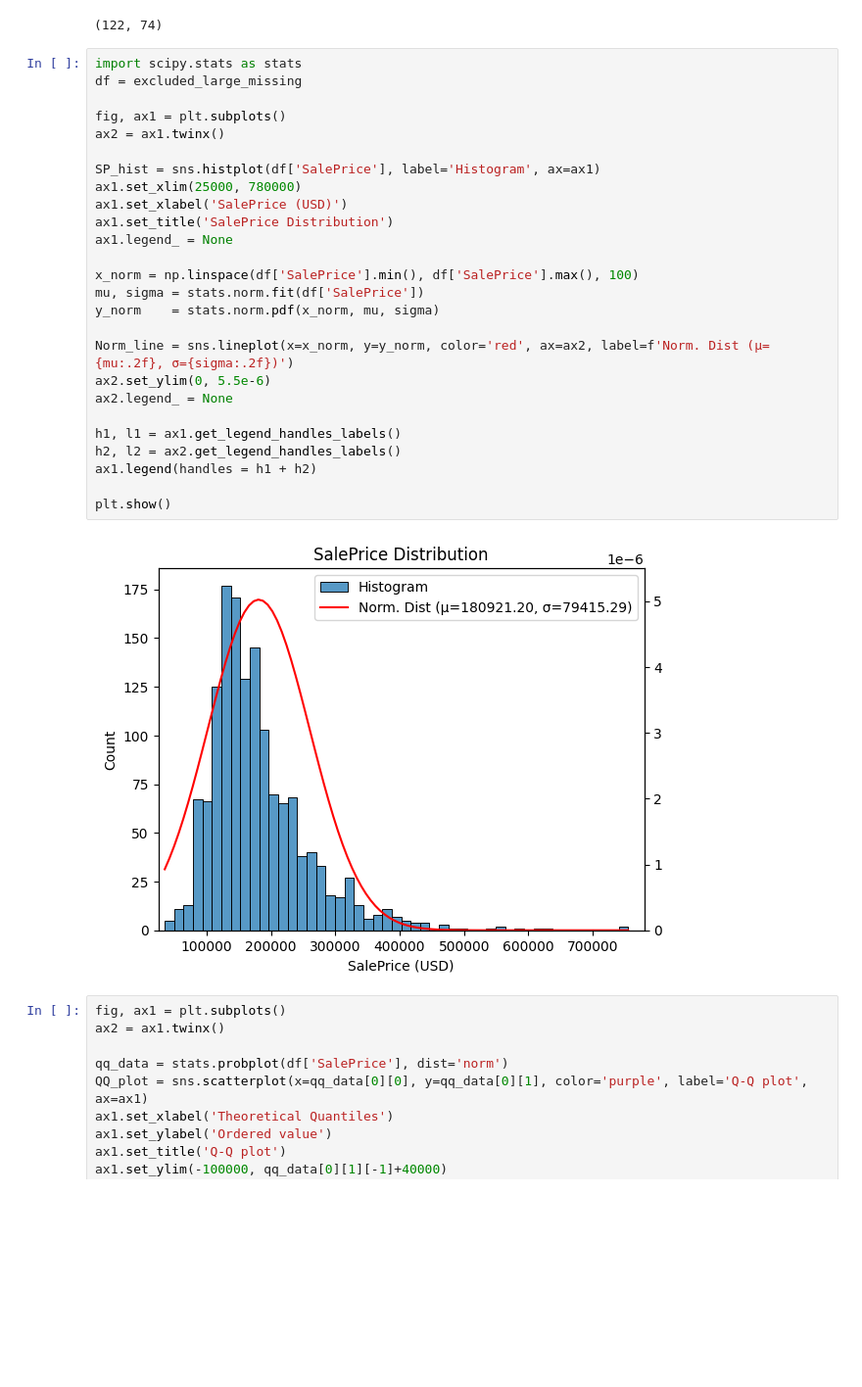
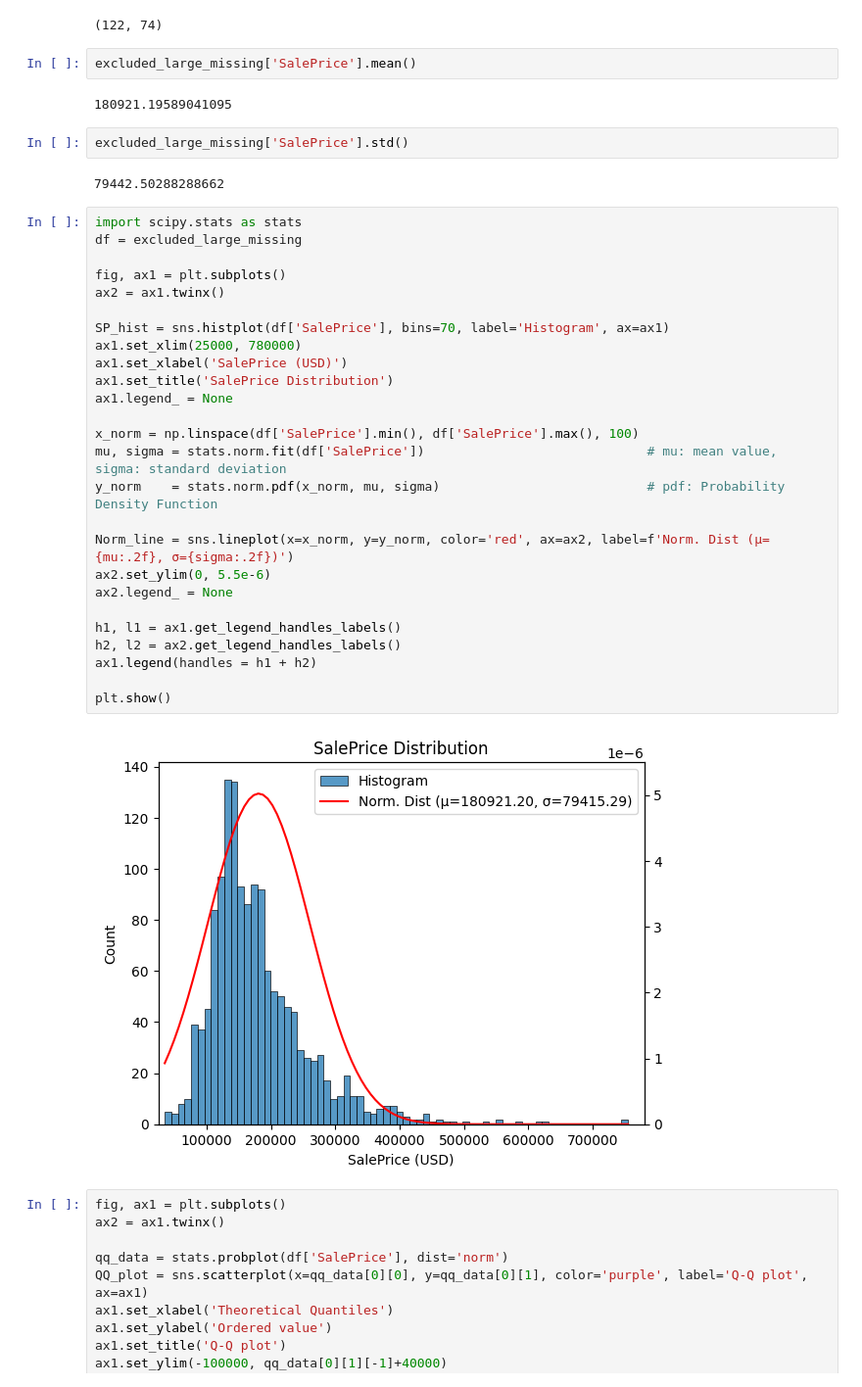
Before and after one commit to huanrafa/ProjectPracticing, a Jupyter notebook: 2023_10(2) House Prices - Advanced Regression Techniques/House prices (self-practice).ipynb, the cells around one changed output. Shown at 98% size. Cells and saved outputs as stored; diff of their text form; blank space fills up the shorter version.

```diff
--- a/2023_10(2) House Prices - Advanced Regression Techniques/House prices (self-practice).ipynb
+++ b/2023_10(2) House Prices - Advanced Regression Techniques/House prices (self-practice).ipynb
@@ -273,34 +273,42 @@ Rows with missing values (after dropping)
 | 1450 | 1451 | 90 | RL | 9000 | Pave | Reg | Lvl | AllPub | FR2 | ... |
 | 1453 | 1454 | 20 | RL | 17217 | Pave | Reg | Lvl | AllPub | Inside | ... |
 (122, 74)
+# %%
+excluded_large_missing['SalePrice'].mean()
+# %% [output]
+180921.19589041095
+# %%
+excluded_large_missing['SalePrice'].std()
+# %% [output]
+79442.50288288662
 # %%
 import scipy.stats as stats
 df = excluded_large_missing
 
 fig, ax1 = plt.subplots()
 ax2 = ax1.twinx()
 
-SP_hist = sns.histplot(df['SalePrice'], label='Histogram', ax=ax1)
+SP_hist = sns.histplot(df['SalePrice'], bins=70, label='Histogram', ax=ax1)
 ax1.set_xlim(25000, 780000)
 ax1.set_xlabel('SalePrice (USD)')
 ax1.set_title('SalePrice Distribution')
 ax1.legend_ = None
 
 x_norm = np.linspace(df['SalePrice'].min(), df['SalePrice'].max(), 100)
-mu, sigma = stats.norm.fit(df['SalePrice'])
-y_norm    = stats.norm.pdf(x_norm, mu, sigma)
+mu, sigma = stats.norm.fit(df['SalePrice'])                             # mu: mean value, sigma: standard deviation
+y_norm    = stats.norm.pdf(x_norm, mu, sigma)                           # pdf: Probability Density Function
 
 Norm_line = sns.lineplot(x=x_norm, y=y_norm, color='red', ax=ax2, label=f'Norm. Dist (μ={mu:.2f}, σ={sigma:.2f})')
 ax2.set_ylim(0, 5.5e-6)
 ax2.legend_ = None
 
 h1, l1 = ax1.get_legend_handles_labels()
 h2, l2 = ax2.get_legend_handles_labels()
 ax1.legend(handles = h1 + h2)
 
 plt.show()
 # %% [output]
-[figure, old version]
+[figure, new version]
 # %%
 fig, ax1 = plt.subplots()
 ax2 = ax1.twinx()
```
Also changed, not shown: parts of 1 cell of this notebook, 1 other file.
